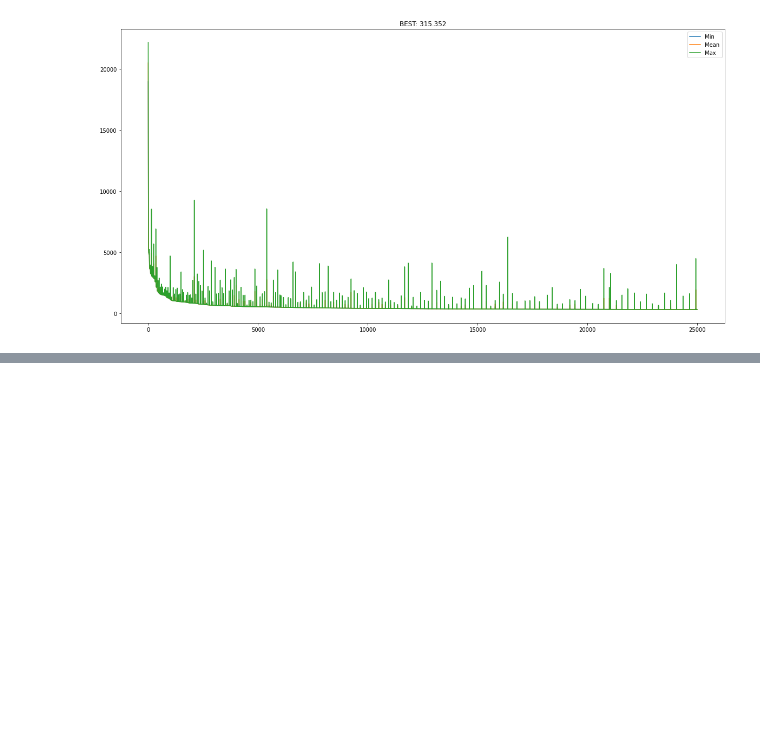
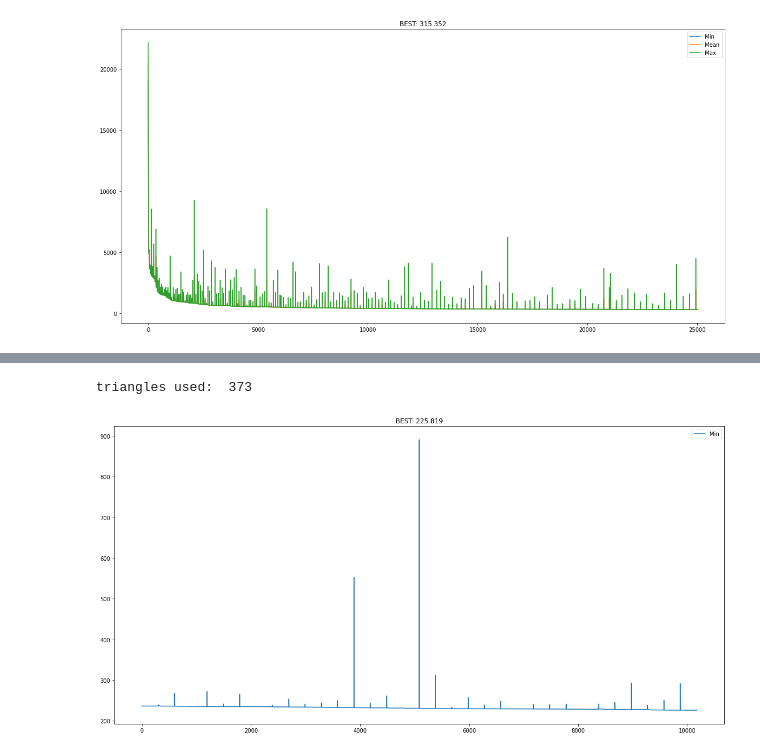
Before and after one commit to ItachiEU/evolutionary-painting, a Jupyter notebook: source/MonaLisa.ipynb, the cells around one changed output, grey strips where cells are left out. Drawn from its saved outputs; the diff is of its cells as text; code cells hidden in the pictures; blank space fills up the shorter version.

```diff
--- a/source/MonaLisa.ipynb
+++ b/source/MonaLisa.ipynb
@@ -982,0 +1127,11 @@ AttributeError: 'ImageGAIncremental3' object has no attribute 'plot'
+# %%
+population2 = cont.population
+
+cont2 = ImageGAIncremental1ParentContinuation(img, deepcopy(
+    population2), gif_name="lisa-medium-1p-cont2", iterations=10199, increment=300, children_size=500)
+cont2.run()
+cont2.plot_cost()
+print("triangles used: ", cont2.individual_size)
+# %% [output]
+triangles used:  373
+[figure, added]
```
Also changed, not shown: parts of 4 cells of this notebook, 6 other files.
